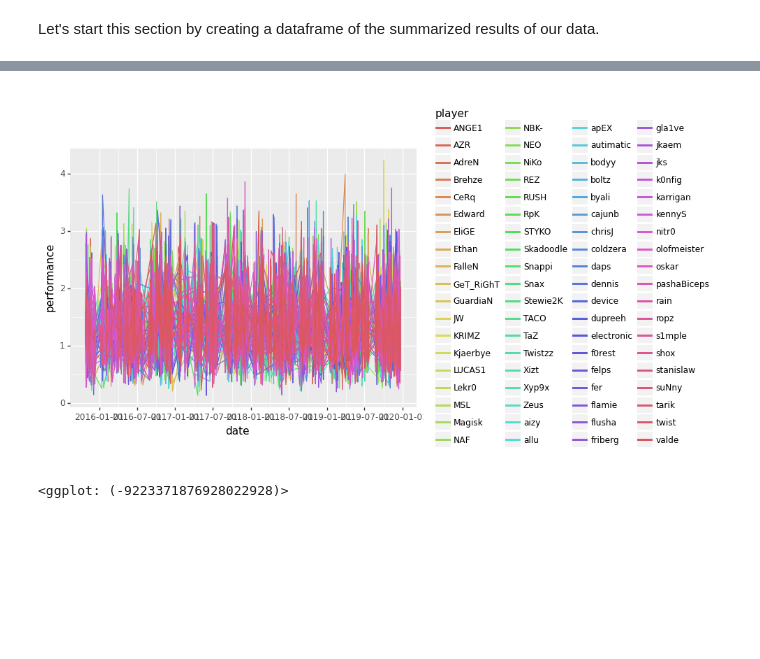
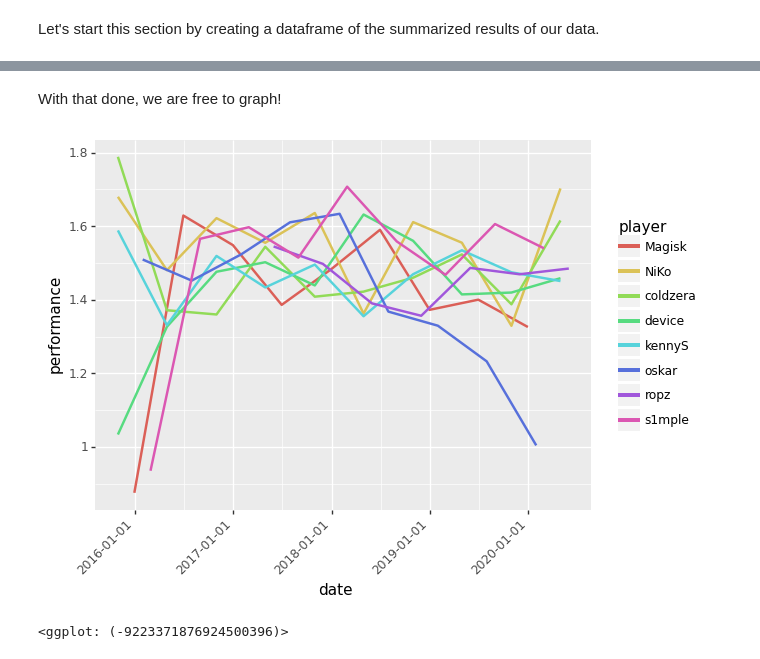
Before and after one commit to SphinxNumberNine/CS-GO-Data-Analysis, a Jupyter notebook: report.ipynb, the cells around one changed output, grey strips where cells are left out. Drawn from its saved outputs; the diff is of its cells as text; code cells hidden in the pictures; blank space fills up the shorter version.

```diff
--- a/report.ipynb
+++ b/report.ipynb
@@ -288,7 +295,7 @@ if not os.path.exists(tidied_player_data_path):
     player_data["deaths"] = pd.to_numeric(player_data["deaths"])
     player_data["differential"] = pd.to_numeric(player_data["differential"])
     player_data["rating"] = player_data["rating"].replace(to_replace="\*", value="", regex=True)
-    player_data["rating"] = player_data["rating"].str.strip()
+    # player_data["rating"] = player_data["rating"].str.strip()
 
     # adding necessary fields
     player_data["win"] = player_data["team_rounds"] > player_data["opposing_team_rounds"]
@@ -307,8 +314,7 @@ if not os.path.exists(tidied_player_data_path):
     player_data["opposing_team_rank"] = pd.to_numeric(player_data["opposing_team_rank"])
     player_data["team_rank"] = pd.to_numeric(player_data["team_rank"])
 
-    player_data["rank_differential"] = player_data.apply(lambda row: float(
-        "inf") if row["team_rank"] == -1 or row["opposing_team_rank"] == -1 else row["opposing_team_rank"] - row["team_rank"], axis=1)
+    player_data["rank_differential"] = player_data.apply(lambda row: 31 if row["team_rank"] == -1 or row["opposing_team_rank"] == -1 else row["opposing_team_rank"] - row["team_rank"], axis=1)
 
     # filtering matches to fit desired timeframe
     start = pd.to_datetime('2015-10-26')
@@ -448,0 +457,10 @@ With that out of the way, we are free to start graphing some of our findings so
+# %%
+top_10 = []
+
+subset = player_data.groupby(["player"]).mean().sort_values(by=["performance"], ascending=False).head(8).reset_index()
+
+for index, row in subset.iterrows():
+    top_10.append(row["player"])
+
+player_data["top_10"] = player_data.apply(lambda row: row["player"] in top_10, axis=1)
+player_data
@@ -448,0 +483,5 @@ With that out of the way, we are free to start graphing some of our findings so
+# %%
+new_df = player_data.groupby(["player"]).resample('6M', on="date").mean().sort_values(by=["performance"], ascending=False).reset_index()
+new_df["date"] = pd.to_datetime(new_df["date"])
+
+new_df
@@ -449,6 +502,9 @@ With that out of the way, we are free to start graphing some of our findings so
+# %% [markdown]
+With that done, we are free to graph!
 # %%
-(ggplot(player_data, aes(x="date", y="performance"))
-    + geom_line(aes(color="player")))
+(ggplot(new_df[new_df["top_10"] == True], aes(x="date", y="performance"))
+    + geom_line(aes(color="player"), size=1)
+    + theme(axis_text_x=element_text(angle=45,hjust=1)))
 # %% [output]
-[figure, old version]
+[figure, new version]
-<ggplot: (-9223371876928022928)>
+<ggplot: (-9223371876924500396)>
```
Also changed, not shown: parts of 45 cells of this notebook, 1 other file.
